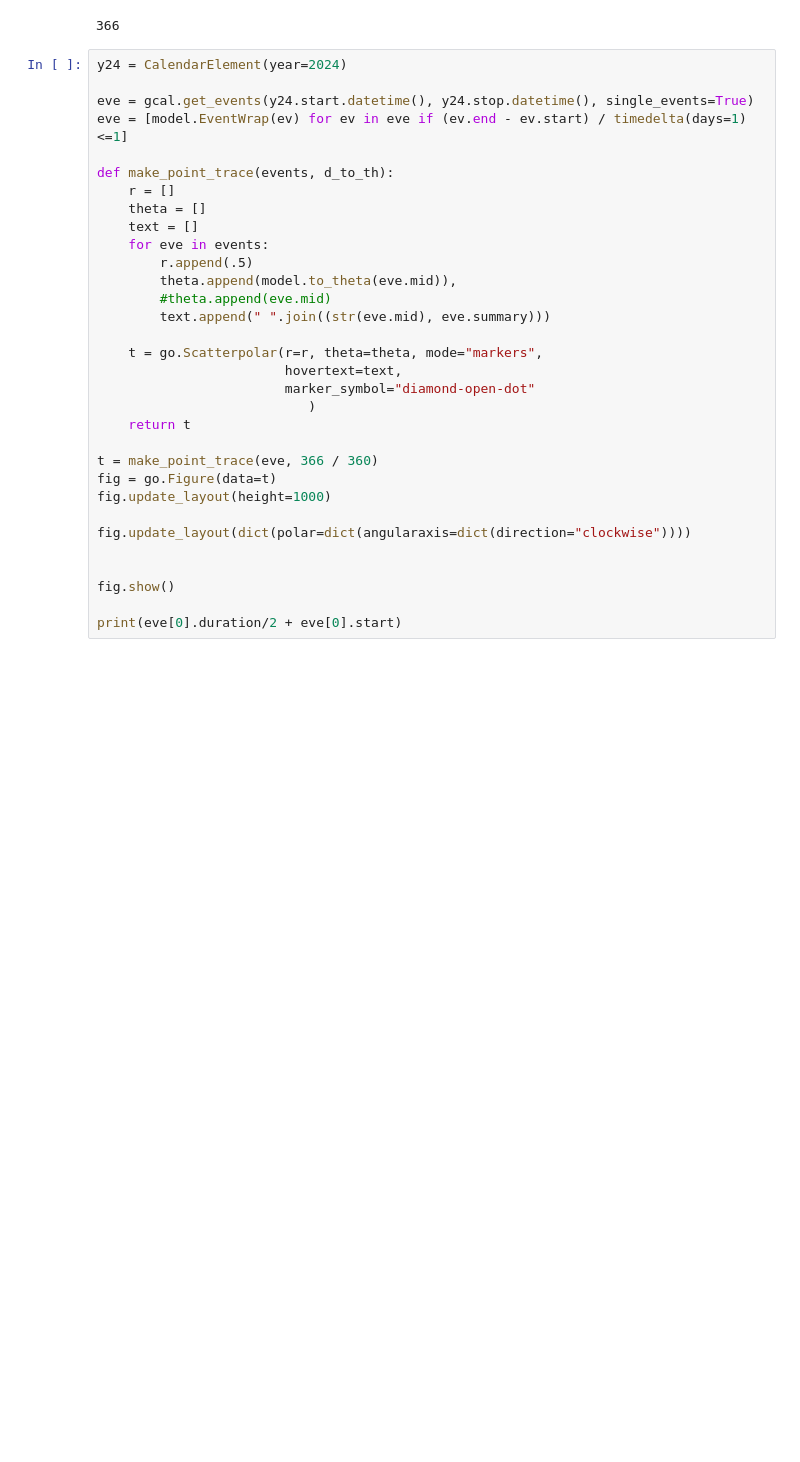
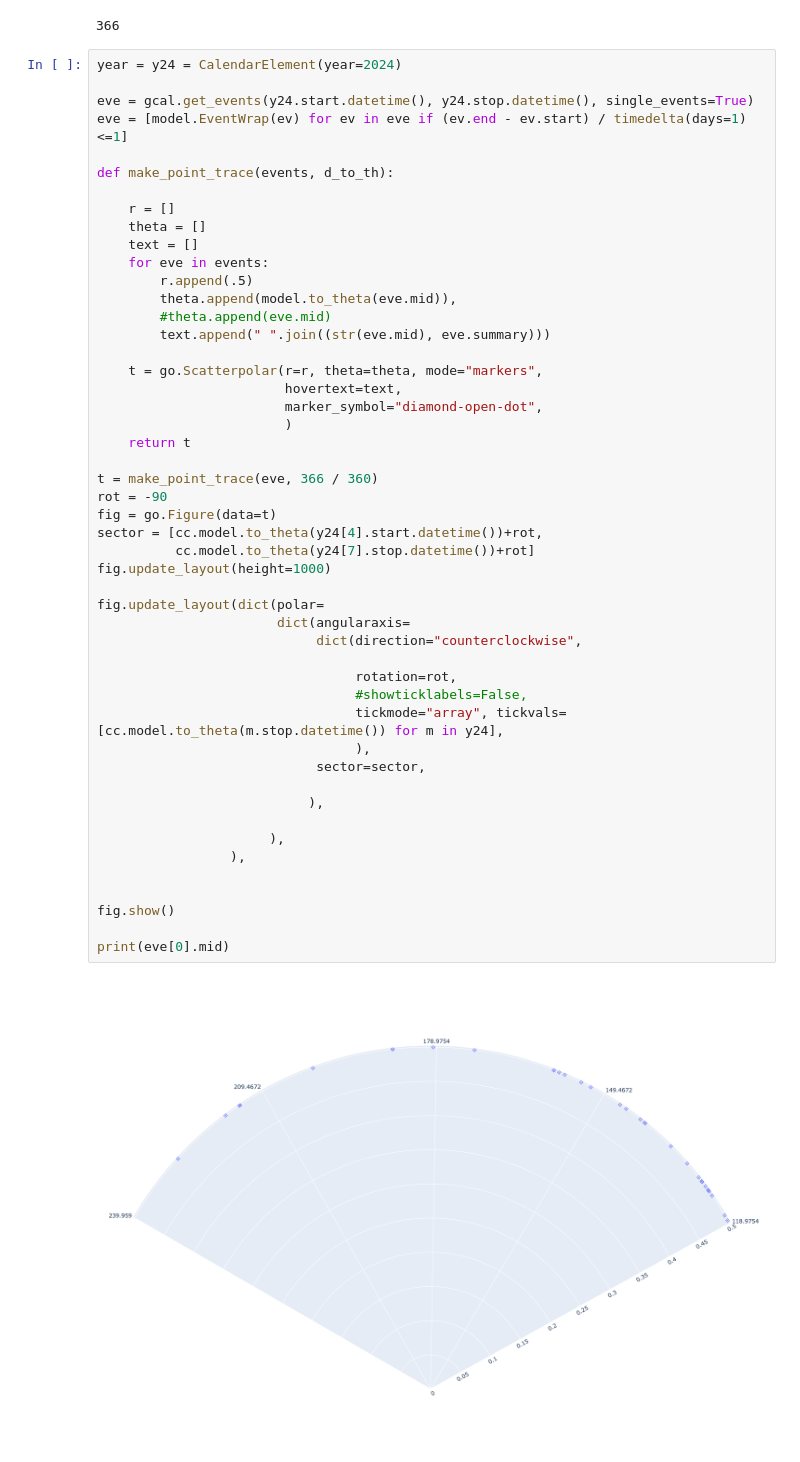
Before and after one commit to KeithDavis067/taskbraid, a Jupyter notebook: python/circlecal/latest_circle_year.ipynb, the cells around one changed output. Saved outputs shown, nothing was run; the diff lists cells and outputs as text; blank space fills up the shorter version.

Commit message:
working sector. adding regions.

```diff
--- a/python/circlecal/latest_circle_year.ipynb
+++ b/python/circlecal/latest_circle_year.ipynb
@@ -35,35 +35,53 @@ len(list(y24.recursive_iteration("day")))
 # %% [output]
 366
 # %%
-y24 = CalendarElement(year=2024)
+year = y24 = CalendarElement(year=2024)
 
 eve = gcal.get_events(y24.start.datetime(), y24.stop.datetime(), single_events=True)
 eve = [model.EventWrap(ev) for ev in eve if (ev.end - ev.start) / timedelta(days=1) <=1]
 
 def make_point_trace(events, d_to_th):
+
     r = []
     theta = []
     text = []
     for eve in events:
         r.append(.5)
         theta.append(model.to_theta(eve.mid)),
         #theta.append(eve.mid)
         text.append(" ".join((str(eve.mid), eve.summary)))
 
     t = go.Scatterpolar(r=r, theta=theta, mode="markers",
                         hovertext=text,
-                        marker_symbol="diamond-open-dot"
-                           )
+                        marker_symbol="diamond-open-dot",
+                        )
     return t
 
 t = make_point_trace(eve, 366 / 360)
+rot = -90
 fig = go.Figure(data=t)
+sector = [cc.model.to_theta(y24[4].start.datetime())+rot,
+          cc.model.to_theta(y24[7].stop.datetime())+rot]
 fig.update_layout(height=1000)
 
-fig.update_layout(dict(polar=dict(angularaxis=dict(direction="clockwise"))))
+fig.update_layout(dict(polar=
+                       dict(angularaxis=
+                            dict(direction="counterclockwise",
+
+                                 rotation=rot,
+                                 #showticklabels=False,
+                                 tickmode="array", tickvals=[cc.model.to_theta(m.stop.datetime()) for m in y24],
+                                 ),
+                            sector=sector,
+
+                           ),
+
+                      ),
+                 ),
 
 
 fig.show()
 
-print(eve[0].duration/2 + eve[0].start)
+print(eve[0].mid)
 # %% [output]
+[figure, added]
```
Also changed, not shown: parts of 18 cells of this notebook, 3 other files.
